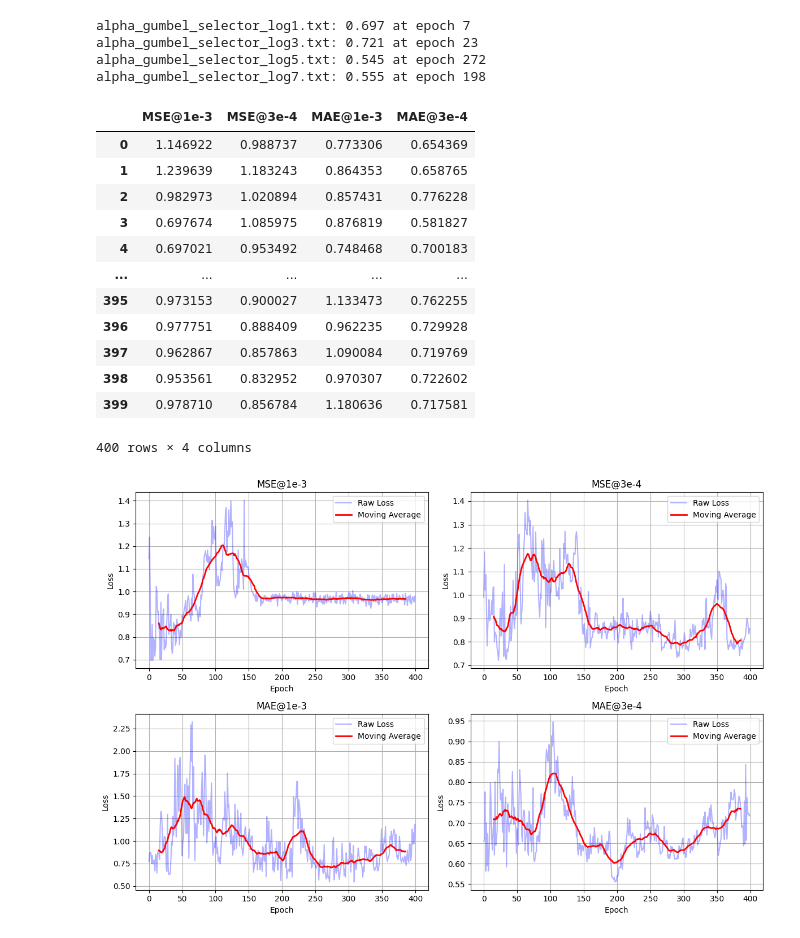
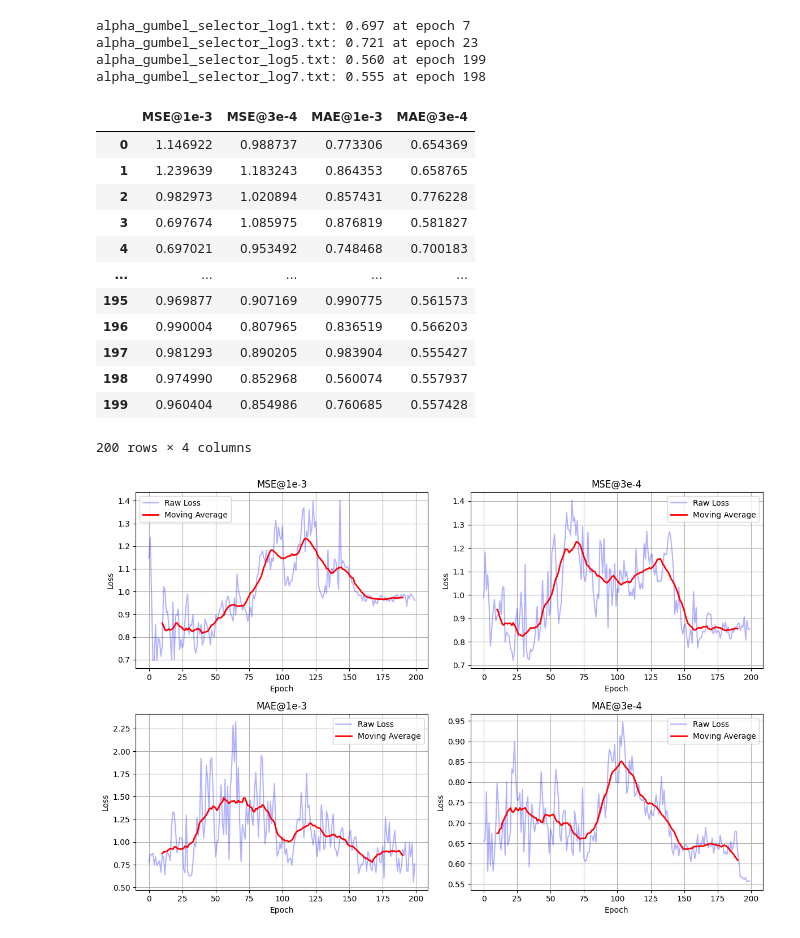
Before and after one commit to Veeeeeee7/SORS-2025, a Jupyter notebook: TST/results.ipynb, the cells around one changed output. Saved outputs shown, nothing was run; the diff lists cells and outputs as text; code cells hidden in the pictures.

```diff
--- a/TST/results.ipynb
+++ b/TST/results.ipynb
@@ -5,19 +5,20 @@ import matplotlib.pyplot as plt
 
 losses = []
 
-for i in range(1, 9, 2):
+file_names = ['alpha_gumbel_selector_log1.txt', 'alpha_gumbel_selector_log3.txt', 'alpha_gumbel_selector_log5.txt', 'alpha_gumbel_selector_log7.txt']
+for fname in file_names:
     MIN = 100
     EPOCH = 0
     current_losses = []
-    with open(f'alpha_gumbel_selector_log{i}.txt') as f:
+    with open(fname) as f:
         lines = f.readlines()
-        for j in range(20, 420):
+        for j in range(20, 220):
             loss = float(lines[j][-11:])
             current_losses.append(loss)
             if loss < MIN:
                 MIN = loss
                 EPOCH = j - 19
-    print(f'alpha_gumbel_selector_log{i}.txt: {MIN:.3f} at epoch {EPOCH}')
+    print(f'{fname}: {MIN:.3f} at epoch {EPOCH}')
 
     # assume `losses` is your list or 1D array of epoch losses
     loss_array = np.array(current_losses)
@@ -49,13 +50,13 @@ for i in range(1, 9, 2):
     plt.legend()
     plt.grid()
 
-    plt.savefig(f'alpha_gumbel_selector_plot{i}.png', dpi=500)
+    plt.savefig(f'{fname[:-4]}_plot.png', dpi=500)
     plt.close()
     losses.append(current_losses)
 # %% [output]
 alpha_gumbel_selector_log1.txt: 0.697 at epoch 7
 alpha_gumbel_selector_log3.txt: 0.721 at epoch 23
-alpha_gumbel_selector_log5.txt: 0.545 at epoch 272
+alpha_gumbel_selector_log5.txt: 0.560 at epoch 199
 alpha_gumbel_selector_log7.txt: 0.555 at epoch 198
 # %%
 losses_df = pd.DataFrame(losses).T
@@ -70,40 +71,40 @@ losses_df
 | 3 | 0.697674 | 1.085975 | 0.876819 | 0.581827 |
 | 4 | 0.697021 | 0.953492 | 0.748468 | 0.700183 |
 | ... | ... | ... | ... | ... |
-| 395 | 0.973153 | 0.900027 | 1.133473 | 0.762255 |
-| 396 | 0.977751 | 0.888409 | 0.962235 | 0.729928 |
-| 397 | 0.962867 | 0.857863 | 1.090084 | 0.719769 |
-| 398 | 0.953561 | 0.832952 | 0.970307 | 0.722602 |
-| 399 | 0.978710 | 0.856784 | 1.180636 | 0.717581 |
+| 195 | 0.969877 | 0.907169 | 0.990775 | 0.561573 |
+| 196 | 0.990004 | 0.807965 | 0.836519 | 0.566203 |
+| 197 | 0.981293 | 0.890205 | 0.983904 | 0.555427 |
+| 198 | 0.974990 | 0.852968 | 0.560074 | 0.557937 |
+| 199 | 0.960404 | 0.854986 | 0.760685 | 0.557428 |
-400 rows × 4 columns
+200 rows × 4 columns
 # %%
-window = 30
+window = 20
 
 # create 2×2 grid
 fig, axes = plt.subplots(2, 2, figsize=(12, 8), sharex=False)
 axes = axes.flatten()
 
 for ax, model_name in zip(axes, losses_df.columns):
     # grab the series of losses for this model
     series = losses_df[model_name]
     # compute centered rolling average
     rolling = series.rolling(window=window, center=True).mean()
 
     # plot raw & smoothed
     ax.plot(series.index, series.values,
             label='Raw Loss', color='blue', alpha=0.3)
     ax.plot(series.index, rolling.values,
             label='Moving Average', color='red', linewidth=2)
 
     # formatting
     ax.set_title(model_name)
     ax.set_xlabel('Epoch')
     ax.set_ylabel('Loss')
     ax.grid(True)
     ax.legend()
 
 plt.tight_layout()
 plt.savefig('losses_comparison.svg', dpi=500)
 plt.show()
 # %% [output]
-[figure, old version]
+[figure, new version]
```
Also changed, not shown: parts of 1 cell of this notebook, 44 other files.
